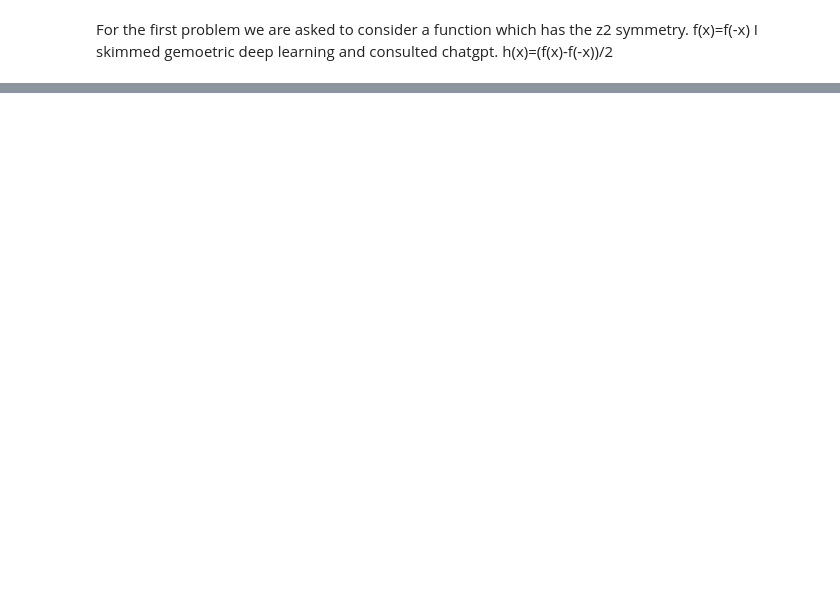
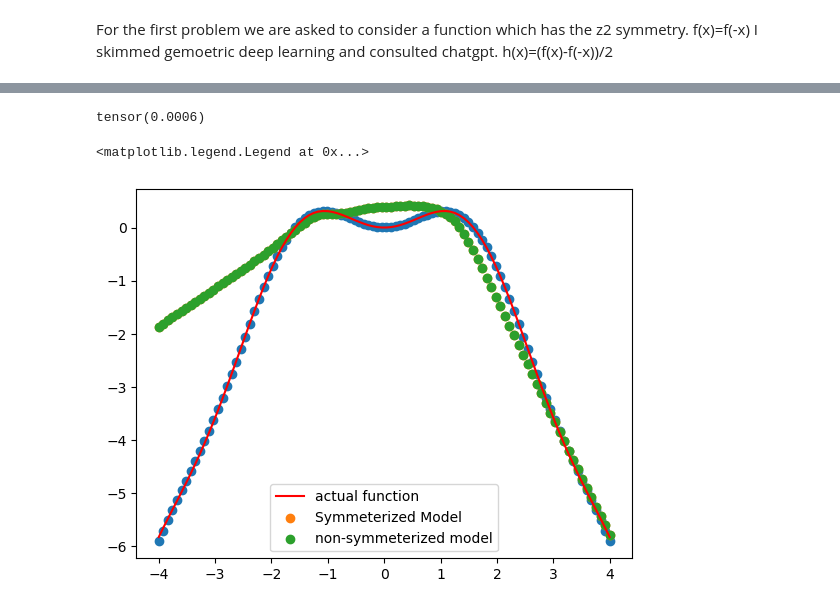
Before and after one commit to kdindial/ML_Spring26, a Jupyter notebook: ProblemSets/ps2/problem1.ipynb, the cells around one changed output, grey strips where cells are left out. Drawn from its saved outputs; the diff is of its cells as text; code cells hidden in the pictures; blank space fills up the shorter version.

```diff
--- a/ProblemSets/ps2/problem1.ipynb
+++ b/ProblemSets/ps2/problem1.ipynb
@@ -36,0 +91,12 @@ attempt1.fit(X_train, np.ravel(Y_train))
+# %%
+plt.scatter(x_test,y_pred_symm)
+plt.plot(x_test, y_test, color='r', label='actual function')
+print(test_loss)
+plt.scatter(x_test,y_pred, label='Symmeterized Model')
+plt.scatter(x_test,y_pred, label='non-symmeterized model')
+
+plt.legend()
+# %% [output]
+tensor(0.0006)
+<matplotlib.legend.Legend at 0x...>
+[figure, added]
```
Also changed, not shown: parts of 5 cells of this notebook.
